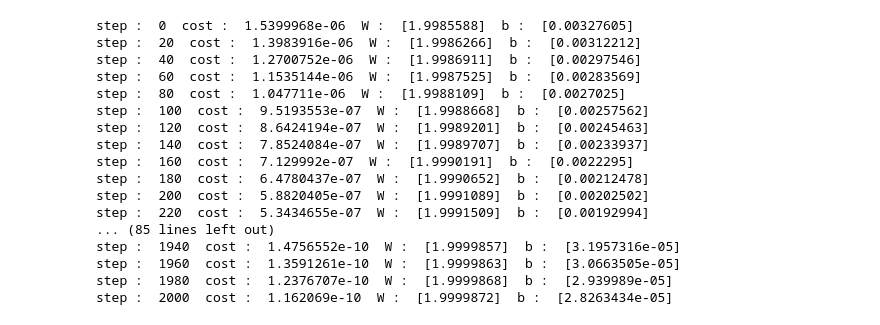
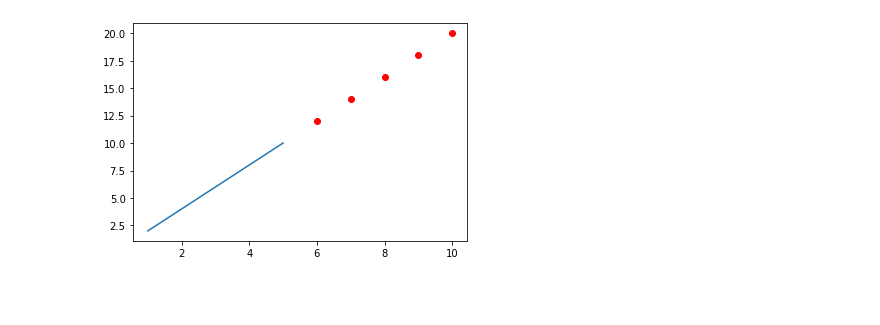
Before and after one commit to SBHbro/DeepLearning_Study, a Jupyter notebook: Sung Kim/lab 02.ipynb, the cells around one changed output. Saved outputs shown, nothing was run; the diff lists cells and outputs as text; code cells hidden in the pictures; blank space fills up the shorter version.

```diff
--- a/Sung Kim/lab 02.ipynb
+++ b/Sung Kim/lab 02.ipynb
@@ -6,22 +6,33 @@ import tensorflow as tf
 
 X = tf.placeholder(tf.float32, shape=[None])
 Y = tf.placeholder(tf.float32, shape=[None])
+C = tf.placeholder(tf.float32, shape=[1])
+
+W_plt = []
+cost_plt = []
+
 
 W = tf.Variable(tf.random_normal([1]))
 b = tf.Variable(tf.random_normal([1]))
 
-H = W*X + b
+
+H = W*X+b
+# testH = testW*X+b
+transW = tf.assign(W,C)
 
 cost = tf.reduce_mean(tf.square(H - Y))
-optimizer = tf.train.GradientDescentOptimizer(learning_rate = 0.01)
+# testcost = tf.reduce_mean(tf.square(testH - Y))
+optimizer = tf.train.GradientDescentOptimizer(learning_rate = 0.001)
 train = optimizer.minimize(cost)
 
 sess = tf.Session()
 
 sess.run(tf.global_variables_initializer())
 
-for step in range(2001):
+for step in range(20001):
     cost_val,W_val,b_val,_ = sess.run([cost,W,b,train],feed_dict={X: [1,2,3,4,5], Y:[2,4,6,8,10]})
-    if step % 20 == 0:
+    W_plt.append(W_val)
+    cost_plt.append(cost_val)
+    if step % 50 == 0:
         print("step : ",step," cost : ",cost_val," W : ",W_val," b : ",b_val)
 # %% [output]
@@ -45,23 +56,15 @@ step :  2000  cost :  7.620747e-09  W :  [1.9999434]  b :  [0.00020456]
-# %%
-for step in range(2001):
-    sess.run(train)
-    if step % 20 == 0:
-        print("step : ",step," cost : ",sess.run(cost)," W : ",sess.run(W)," b : ",sess.run(b))
-# %% [output]
-step :  0  cost :  1.5399968e-06  W :  [1.9985588]  b :  [0.00327605]
-step :  20  cost :  1.3983916e-06  W :  [1.9986266]  b :  [0.00312212]
-step :  40  cost :  1.2700752e-06  W :  [1.9986911]  b :  [0.00297546]
-step :  60  cost :  1.1535144e-06  W :  [1.9987525]  b :  [0.00283569]
-step :  80  cost :  1.047711e-06  W :  [1.9988109]  b :  [0.0027025]
-step :  100  cost :  9.5193553e-07  W :  [1.9988668]  b :  [0.00257562]
-step :  120  cost :  8.6424194e-07  W :  [1.9989201]  b :  [0.00245463]
-step :  140  cost :  7.8524084e-07  W :  [1.9989707]  b :  [0.00233937]
-step :  160  cost :  7.129992e-07  W :  [1.9990191]  b :  [0.0022295]
-step :  180  cost :  6.4780437e-07  W :  [1.9990652]  b :  [0.00212478]
-step :  200  cost :  5.8820405e-07  W :  [1.9991089]  b :  [0.00202502]
-step :  220  cost :  5.3434655e-07  W :  [1.9991509]  b :  [0.00192994]
-... (85 lines left out)
-step :  1940  cost :  1.4756552e-10  W :  [1.9999857]  b :  [3.1957316e-05]
-step :  1960  cost :  1.3591261e-10  W :  [1.9999863]  b :  [3.0663505e-05]
-step :  1980  cost :  1.2376707e-10  W :  [1.9999868]  b :  [2.939989e-05]
-step :  2000  cost :  1.162069e-10  W :  [1.9999872]  b :  [2.8263434e-05]
+# %%
+#리스트에 입력한 값으로 테스트해보기
+#Test from list
+import matplotlib.pyplot as plt
+%matplotlib inline
+
+
+test_X = [6,7,8,9,10]
+test_Y = [1,2,3,4,5]
+X_val=sess.run(H,feed_dict={X : test_X})
+plt.plot(test_X,X_val,'ro')
+plt.plot([1,2,3,4,5],[2,4,6,8,10])
+plt.show()
+# %% [output]
+[figure, added]
```
Also changed, not shown: parts of 4 cells of this notebook.
